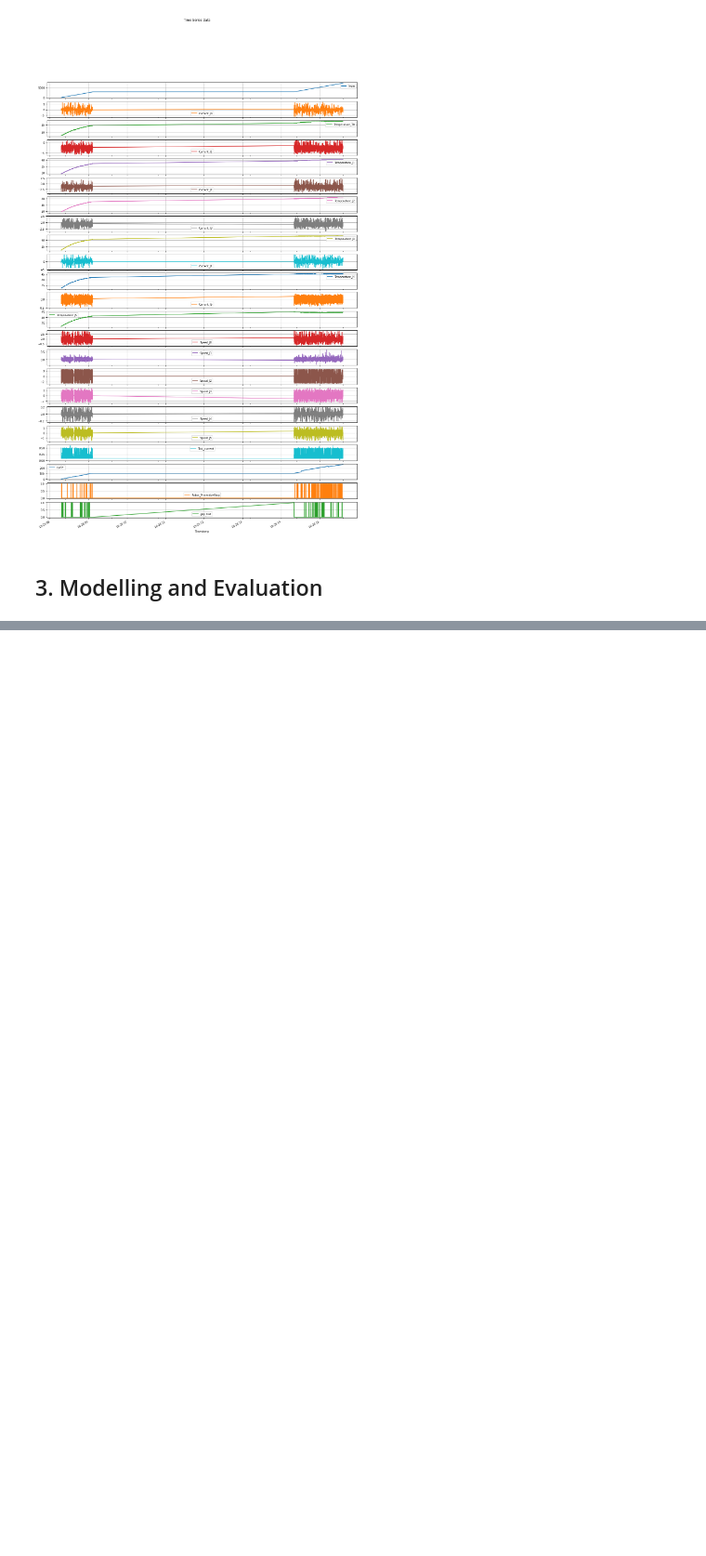
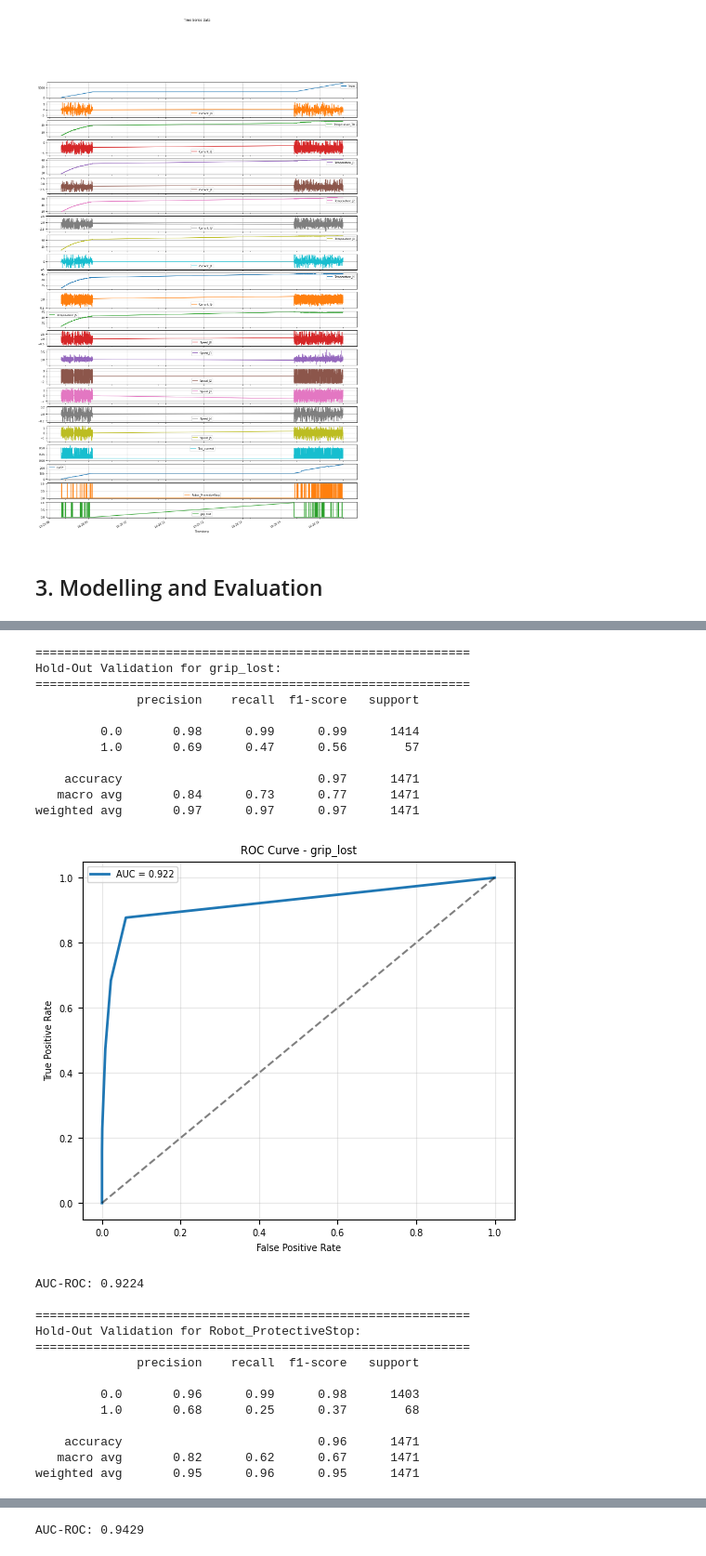
Before and after one commit to karolyangqian/seleksi-lab-ai-2025, a Jupyter notebook: src/doe.ipynb, the cells around one changed output, grey strips where cells are left out. Shown at 93% size. Cells and saved outputs as stored; diff of their text form; code cells hidden in the pictures; blank space fills up the shorter version.

```diff
--- a/src/doe.ipynb
+++ b/src/doe.ipynb
@@ -409,0 +436,36 @@ weighted avg       0.95      0.96      0.95      1471
+# %%
+sklearn_model = KNeighborsClassifier(n_neighbors=5, metric='euclidean')
+
+pipeline = ImbPipeline([
+    # ('smote', SMOTE(random_state=42)),
+    # ('scaler', StandardScaler()),
+    ('knn', sklearn_model)
+])
+
+hold_out_validation(pipeline, X, y, plot_roc=True)
+# %% [output]
+============================================================
+Hold-Out Validation for grip_lost:
+============================================================
+              precision    recall  f1-score   support
+
+         0.0       0.98      0.99      0.99      1414
+         1.0       0.69      0.47      0.56        57
+
+    accuracy                           0.97      1471
+   macro avg       0.84      0.73      0.77      1471
+weighted avg       0.97      0.97      0.97      1471
+[figure, added]
+AUC-ROC: 0.9224
+
+============================================================
+Hold-Out Validation for Robot_ProtectiveStop:
+============================================================
+              precision    recall  f1-score   support
+
+         0.0       0.96      0.99      0.98      1403
+         1.0       0.68      0.25      0.37        68
+
+    accuracy                           0.96      1471
+   macro avg       0.82      0.62      0.67      1471
+weighted avg       0.95      0.96      0.95      1471
@@ -410,3 +473,4 @@ weighted avg       0.95      0.96      0.95      1471
+AUC-ROC: 0.9429
 # %%
 custom_model = KNNClassifier(k=5, distance_method='euclidean')
 
```
Also changed, not shown: parts of 12 cells of this notebook, 1 other file.
